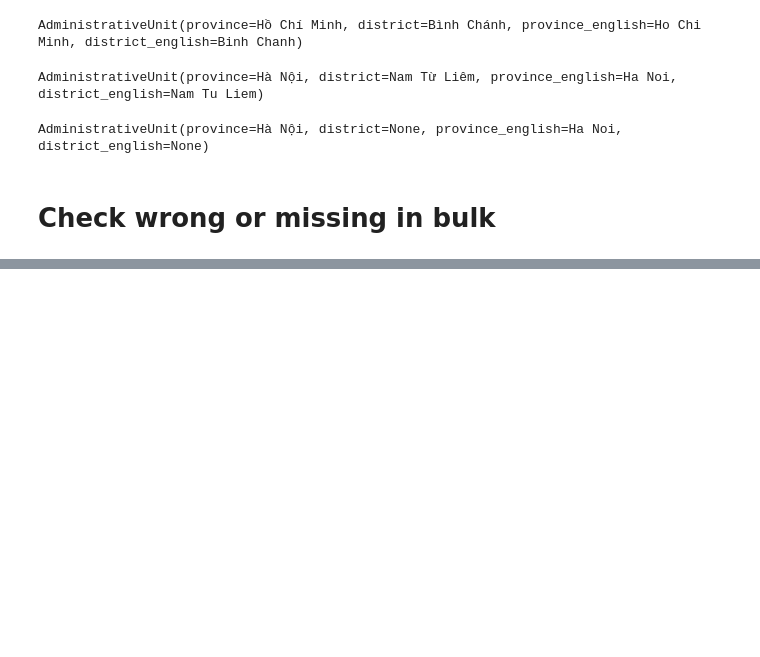
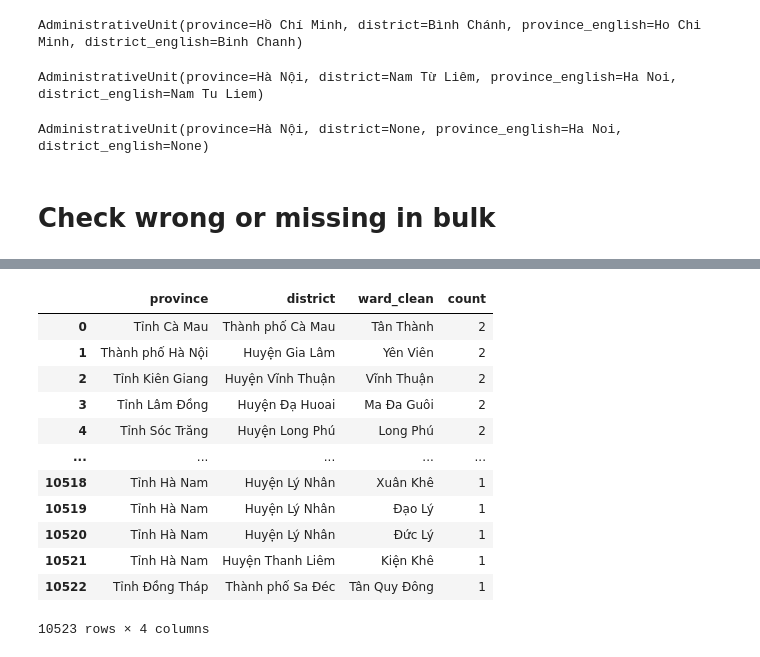
Before and after one commit to tranngocminhhieu/vietnam-administrative-units, a Jupyter notebook: notebook/module_tesing.ipynb, the cells around one changed output, grey strips where cells are left out. Drawn from its saved outputs; the diff is of its cells as text; code cells hidden in the pictures; blank space fills up the shorter version.

```diff
--- a/notebook/module_tesing.ipynb
+++ b/notebook/module_tesing.ipynb
@@ -71,0 +88,16 @@ AdministrativeUnit(province=Hồ Chí Minh, district=Củ Chi, province_english=
+# %%
+ward_count
+# %% [output]
+|  | province | district | ward_clean | count |
+| 0 | Tỉnh Cà Mau | Thành phố Cà Mau | Tân Thành | 2 |
+| 1 | Thành phố Hà Nội | Huyện Gia Lâm | Yên Viên | 2 |
+| 2 | Tỉnh Kiên Giang | Huyện Vĩnh Thuận | Vĩnh Thuận | 2 |
+| 3 | Tỉnh Lâm Đồng | Huyện Đạ Huoai | Ma Đa Guôi | 2 |
+| 4 | Tỉnh Sóc Trăng | Huyện Long Phú | Long Phú | 2 |
+| ... | ... | ... | ... | ... |
+| 10518 | Tỉnh Hà Nam | Huyện Lý Nhân | Xuân Khê | 1 |
+| 10519 | Tỉnh Hà Nam | Huyện Lý Nhân | Đạo Lý | 1 |
+| 10520 | Tỉnh Hà Nam | Huyện Lý Nhân | Đức Lý | 1 |
+| 10521 | Tỉnh Hà Nam | Huyện Thanh Liêm | Kiện Khê | 1 |
+| 10522 | Tỉnh Đồng Tháp | Thành phố Sa Đéc | Tân Quy Đông | 1 |
+10523 rows × 4 columns
```
Also changed, not shown: parts of 16 cells of this notebook, 6 other files.
